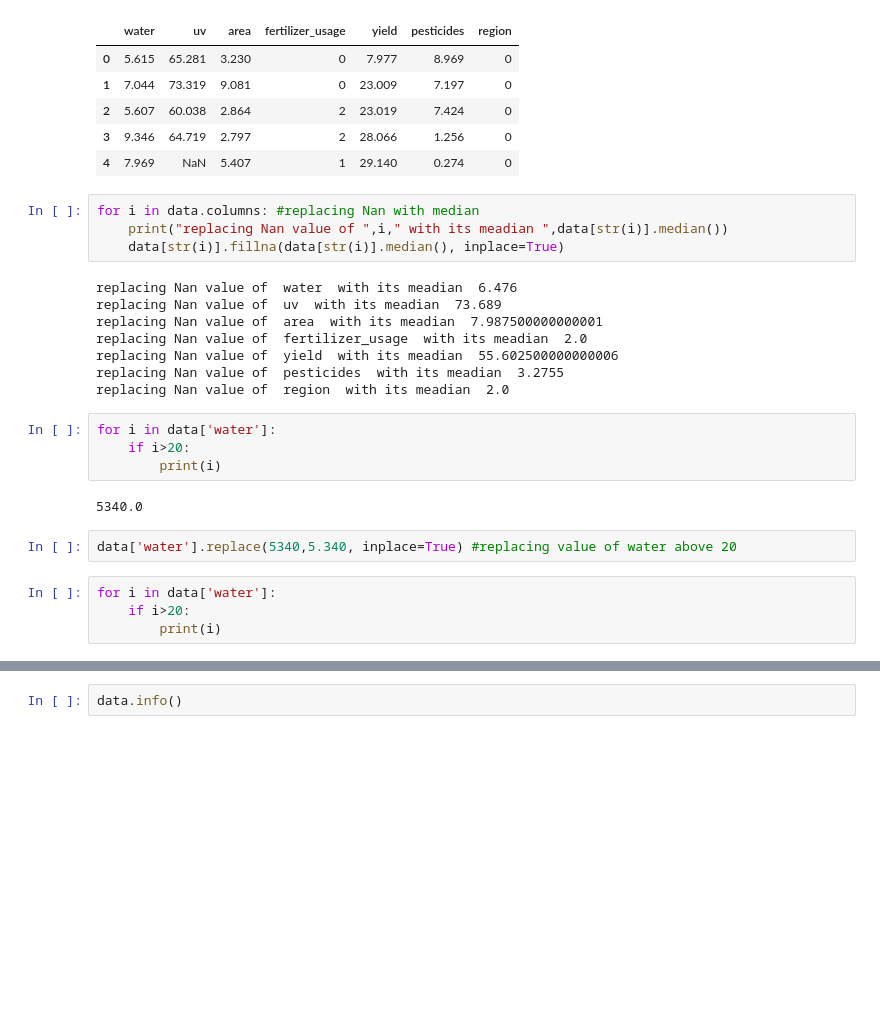
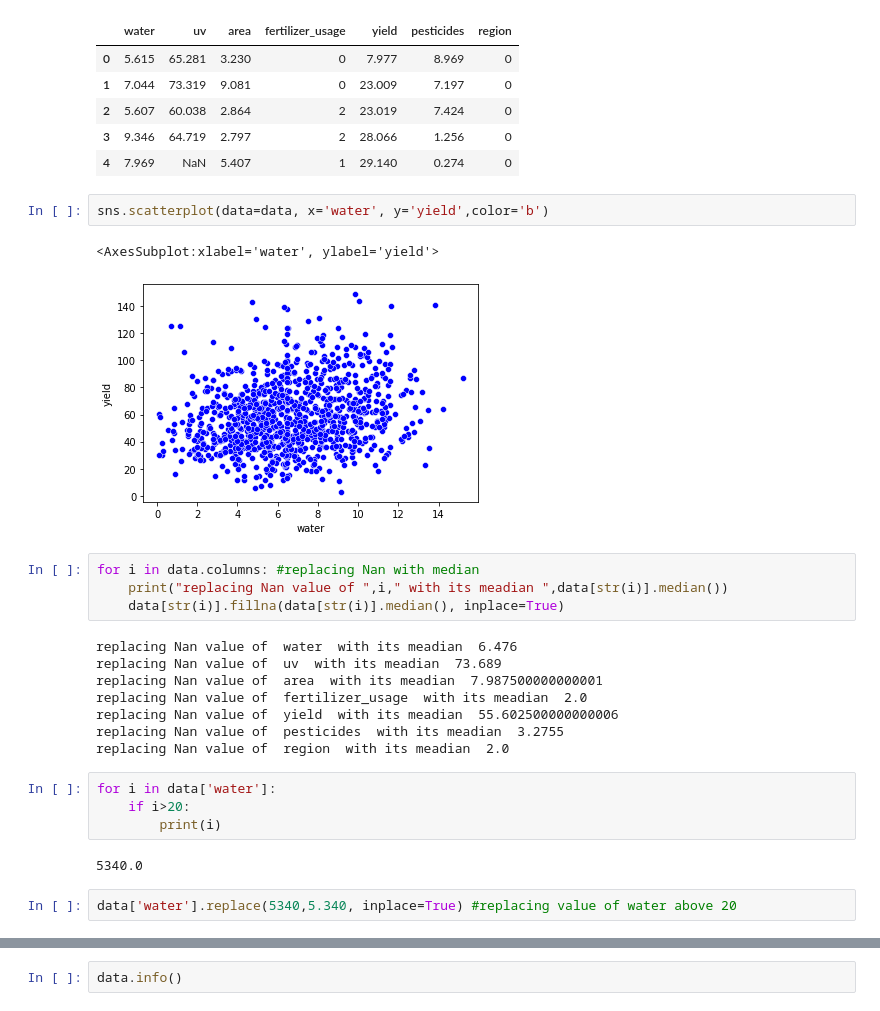
Before and after one commit to Akshaj000/CropYieldPrediction-LinearRegression, a Jupyter notebook: notebook.ipynb, the cells around one changed output, grey strips where cells are left out. Cells and saved outputs as stored; diff of their text form; blank space fills up the shorter version.

```diff
--- a/notebook.ipynb
+++ b/notebook.ipynb
@@ -69,27 +69,28 @@ data.head()
 | 2 | 5.607 | 60.038 | 2.864 | 2 | 23.019 | 7.424 | 0 |
 | 3 | 9.346 | 64.719 | 2.797 | 2 | 28.066 | 1.256 | 0 |
 | 4 | 7.969 | NaN | 5.407 | 1 | 29.140 | 0.274 | 0 |
-# %%
-for i in data.columns: #replacing Nan with median
-    print("replacing Nan value of ",i," with its meadian ",data[str(i)].median())
-    data[str(i)].fillna(data[str(i)].median(), inplace=True)
-# %% [output]
-replacing Nan value of  water  with its meadian  6.476
-replacing Nan value of  uv  with its meadian  73.689
-replacing Nan value of  area  with its meadian  7.987500000000001
-replacing Nan value of  fertilizer_usage  with its meadian  2.0
-replacing Nan value of  yield  with its meadian  55.602500000000006
-replacing Nan value of  pesticides  with its meadian  3.2755
-replacing Nan value of  region  with its meadian  2.0
-# %%
-for i in data['water']:
-    if i>20:
-        print(i)
-# %% [output]
-5340.0
-# %%
-data['water'].replace(5340,5.340, inplace=True) #replacing value of water above 20
-# %%
-for i in data['water']:
-    if i>20:
-        print(i)
+# %%
+sns.scatterplot(data=data, x='water', y='yield',color='b')
+# %% [output]
+<AxesSubplot:xlabel='water', ylabel='yield'>
+[figure, added]
+# %%
+for i in data.columns: #replacing Nan with median
+    print("replacing Nan value of ",i," with its meadian ",data[str(i)].median())
+    data[str(i)].fillna(data[str(i)].median(), inplace=True)
+# %% [output]
+replacing Nan value of  water  with its meadian  6.476
+replacing Nan value of  uv  with its meadian  73.689
+replacing Nan value of  area  with its meadian  7.987500000000001
+replacing Nan value of  fertilizer_usage  with its meadian  2.0
+replacing Nan value of  yield  with its meadian  55.602500000000006
+replacing Nan value of  pesticides  with its meadian  3.2755
+replacing Nan value of  region  with its meadian  2.0
+# %%
+for i in data['water']:
+    if i>20:
+        print(i)
+# %% [output]
+5340.0
+# %%
+data['water'].replace(5340,5.340, inplace=True) #replacing value of water above 20
```
Also changed, not shown: parts of 4 cells of this notebook.
